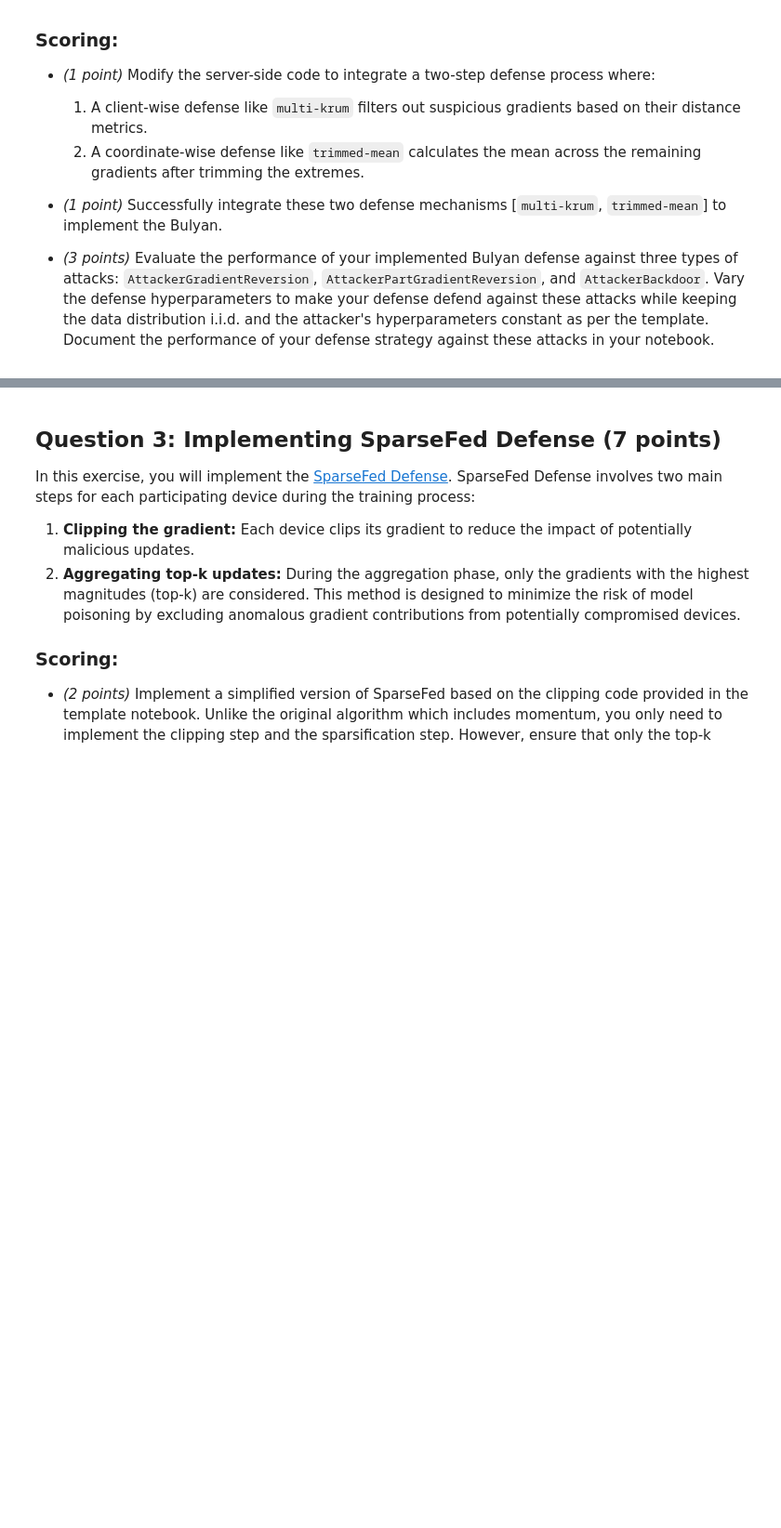
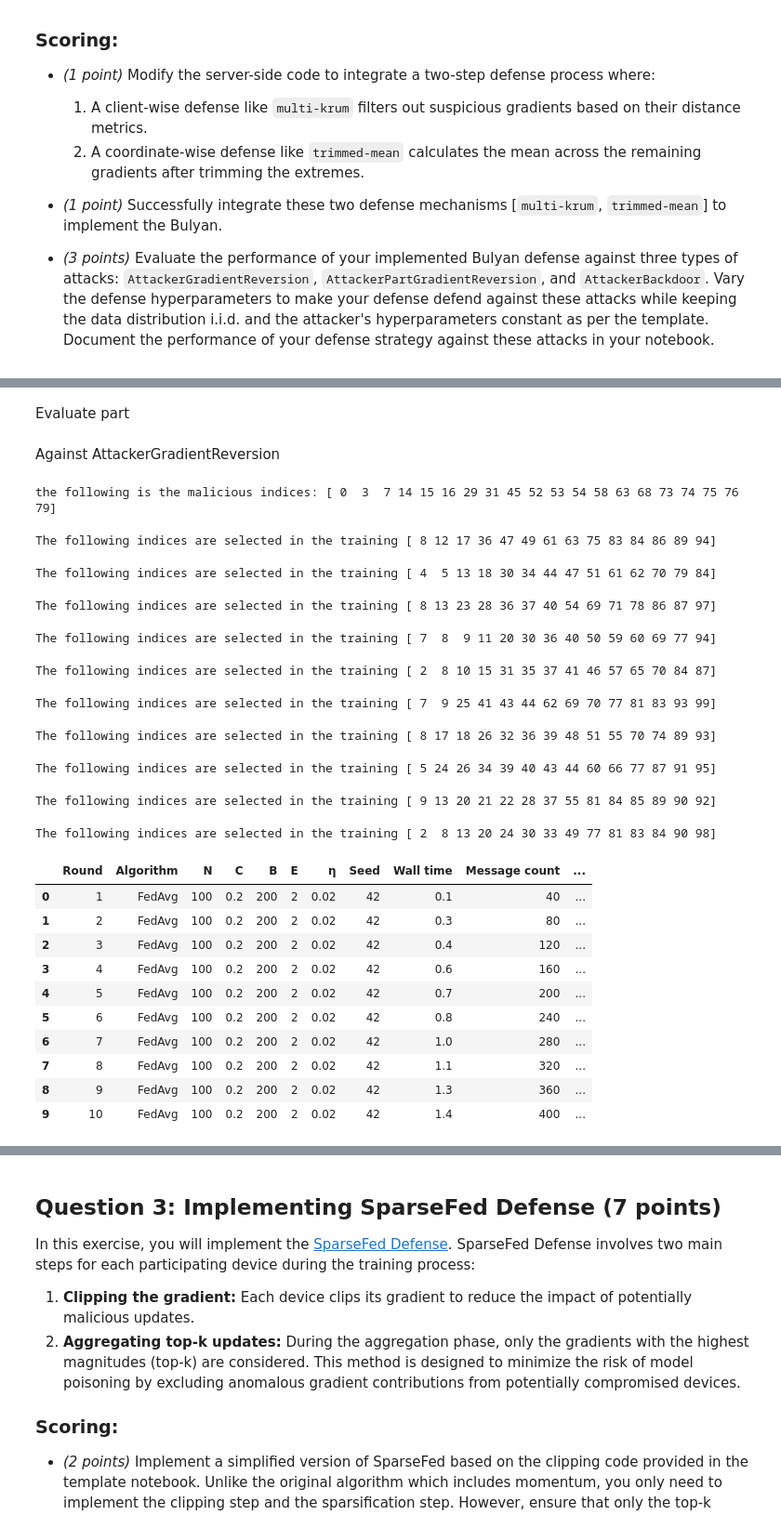
Before and after one commit to Sosekie/DDLS_Assignment, a Jupyter notebook: lab/Chenrui_hw-attacks.ipynb, the cells around one changed output, grey strips where cells are left out. Shown at 93% size. Saved outputs shown, nothing was run; the diff lists cells and outputs as text; code cells hidden in the pictures; blank space fills up the shorter version.

```diff
--- a/lab/Chenrui_hw-attacks.ipynb
+++ b/lab/Chenrui_hw-attacks.ipynb
@@ -379,0 +831,49 @@ def confusion_matrix(model, test_loader: DataLoader, num_classes: int) -> (float
+# %% [markdown]
+Evaluate part
+# %%
+sample_split = split(100, True, 42)
+# %% [markdown]
+Against AttackerGradientReversion
+# %%
+fedavg_server = FedAvgServerDefenseBulyan(0.02, 200, sample_split, 0.2, 2, 42, defense_1 = multi_krum, defense_2 = tr_mean)
+# fedavg_server = FedAvgServerDefense(0.02, 200, sample_split, 0.2, 2, 42, defense=krum)
+clients = fedavg_server.clients
+# Number of clients to be made malicious with gradient reversion
+num_malicious = int(0.20 * len(clients))  # For example, 20%
+# Randomly select indices for the clients to undergo gradient inversion attack
+malicious_indices = np.random.choice(len(clients), num_malicious, replace=False)
+# Replace the selected clients with instances of AttackerGradientInversion
+print(f'the following is the malicious indices: {np.sort(malicious_indices)}')
+for idx in malicious_indices:
+    client_data = clients[idx].loader_train.dataset
+    lr = clients[idx].optimizer.param_groups[0]['lr']
+    batch_size = clients[idx].loader_train.batch_size
+    nr_epochs = clients[idx].nr_epochs
+    clients[idx] = AttackerGradientReversion(client_data, lr, batch_size, nr_epochs)
+
+result_fedavg_krum = fedavg_server.run(10)
+fedavg_df_krum = result_fedavg_krum.as_df()
+fedavg_df_krum
+# %% [output]
+the following is the malicious indices: [ 0  3  7 14 15 16 29 31 45 52 53 54 58 63 68 73 74 75 76 79]
+The following indices are selected in the training [ 8 12 17 36 47 49 61 63 75 83 84 86 89 94]
+The following indices are selected in the training [ 4  5 13 18 30 34 44 47 51 61 62 70 79 84]
+The following indices are selected in the training [ 8 13 23 28 36 37 40 54 69 71 78 86 87 97]
+The following indices are selected in the training [ 7  8  9 11 20 30 36 40 50 59 60 69 77 94]
+The following indices are selected in the training [ 2  8 10 15 31 35 37 41 46 57 65 70 84 87]
+The following indices are selected in the training [ 7  9 25 41 43 44 62 69 70 77 81 83 93 99]
+The following indices are selected in the training [ 8 17 18 26 32 36 39 48 51 55 70 74 89 93]
+The following indices are selected in the training [ 5 24 26 34 39 40 43 44 60 66 77 87 91 95]
+The following indices are selected in the training [ 9 13 20 21 22 28 37 55 81 84 85 89 90 92]
+The following indices are selected in the training [ 2  8 13 20 24 30 33 49 77 81 83 84 90 98]
+|  | Round | Algorithm | N | C | B | E | η | Seed | Wall time | Message count | ... |
+| 0 | 1 | FedAvg | 100 | 0.2 | 200 | 2 | 0.02 | 42 | 0.1 | 40 | ... |
+| 1 | 2 | FedAvg | 100 | 0.2 | 200 | 2 | 0.02 | 42 | 0.3 | 80 | ... |
+| 2 | 3 | FedAvg | 100 | 0.2 | 200 | 2 | 0.02 | 42 | 0.4 | 120 | ... |
+| 3 | 4 | FedAvg | 100 | 0.2 | 200 | 2 | 0.02 | 42 | 0.6 | 160 | ... |
+| 4 | 5 | FedAvg | 100 | 0.2 | 200 | 2 | 0.02 | 42 | 0.7 | 200 | ... |
+| 5 | 6 | FedAvg | 100 | 0.2 | 200 | 2 | 0.02 | 42 | 0.8 | 240 | ... |
+| 6 | 7 | FedAvg | 100 | 0.2 | 200 | 2 | 0.02 | 42 | 1.0 | 280 | ... |
+| 7 | 8 | FedAvg | 100 | 0.2 | 200 | 2 | 0.02 | 42 | 1.1 | 320 | ... |
+| 8 | 9 | FedAvg | 100 | 0.2 | 200 | 2 | 0.02 | 42 | 1.3 | 360 | ... |
+| 9 | 10 | FedAvg | 100 | 0.2 | 200 | 2 | 0.02 | 42 | 1.4 | 400 | ... |
```
Also changed, not shown: parts of 23 cells of this notebook, 1 other file.
